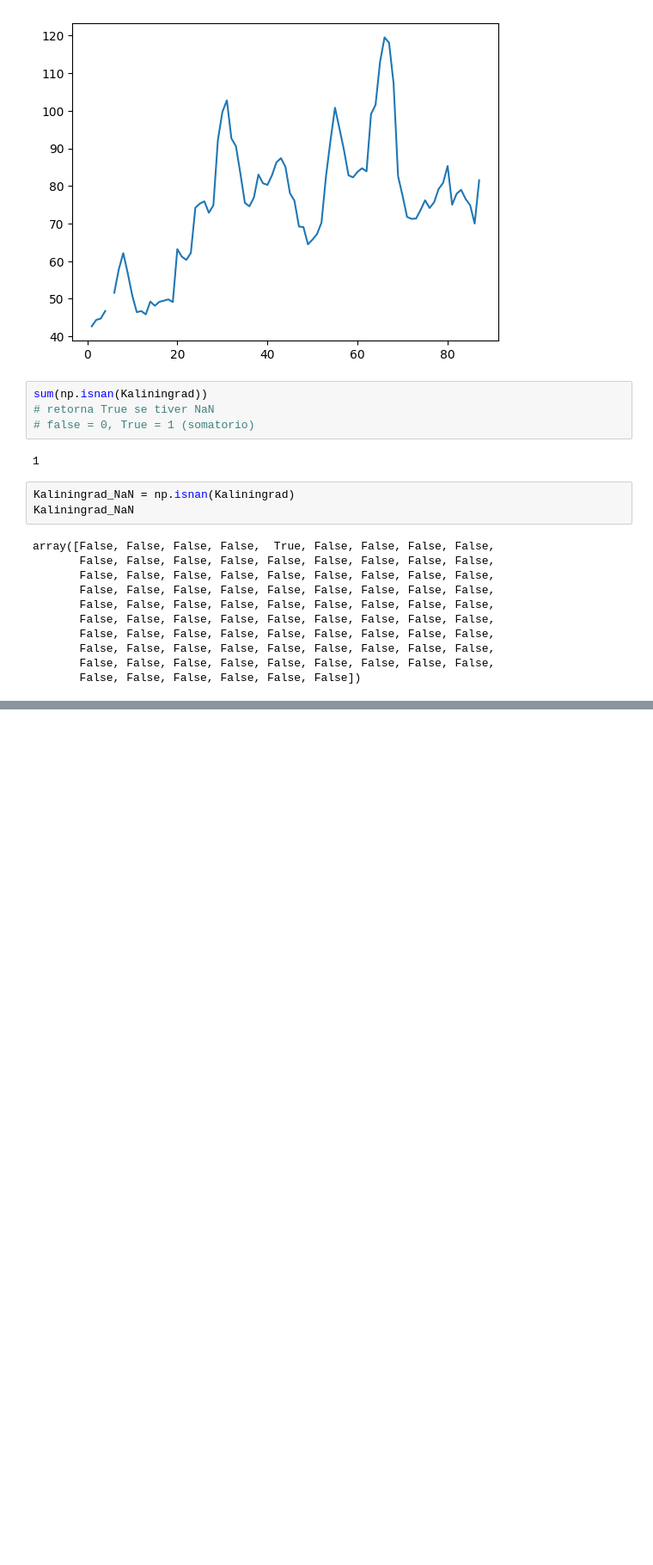
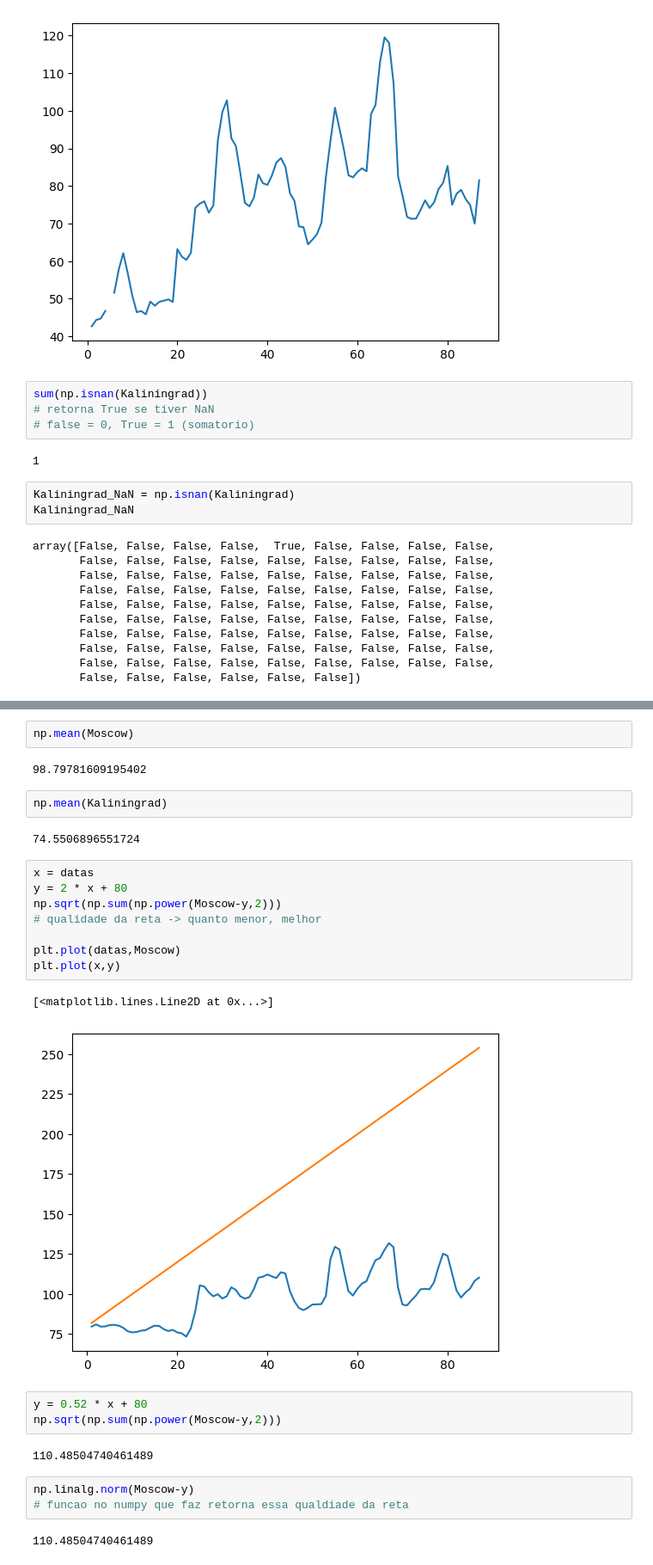
Before and after one commit to MichaelHrq/Numpy, a Jupyter notebook: numpy.ipynb, the cells around one changed output, grey strips where cells are left out. Shown at 86% size. Drawn from its saved outputs; the diff is of its cells as text; blank space fills up the shorter version.

Commit message:
numpy

```diff
--- a/numpy.ipynb
+++ b/numpy.ipynb
@@ -89,0 +112,29 @@ array([4], dtype=int64)
+# %%
+np.mean(Moscow)
+# %% [output]
+98.79781609195402
+# %%
+np.mean(Kaliningrad)
+# %% [output]
+74.5506896551724
+# %%
+x = datas
+y = 2 * x + 80
+np.sqrt(np.sum(np.power(Moscow-y,2)))
+# qualidade da reta -> quanto menor, melhor
+
+plt.plot(datas,Moscow)
+plt.plot(x,y)
+# %% [output]
+[<matplotlib.lines.Line2D at 0x...>]
+[figure, added]
+# %%
+y = 0.52 * x + 80
+np.sqrt(np.sum(np.power(Moscow-y,2)))
+# %% [output]
+110.48504740461489
+# %%
+np.linalg.norm(Moscow-y)
+# funcao no numpy que faz retorna essa qualdiade da reta
+# %% [output]
+110.48504740461489
```
Also changed, not shown: parts of 19 cells of this notebook.
